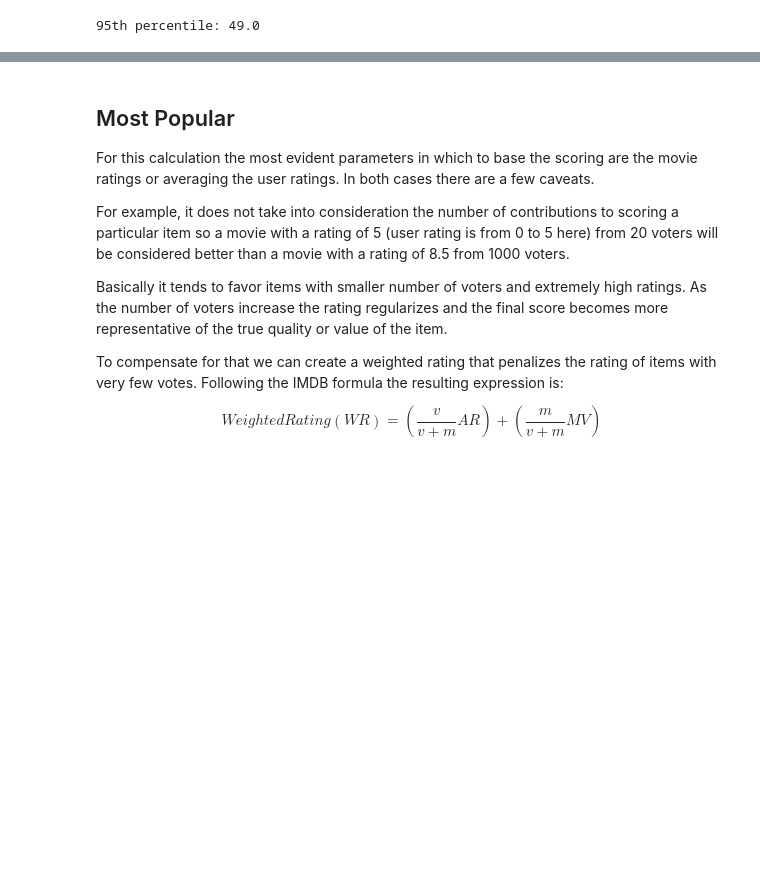
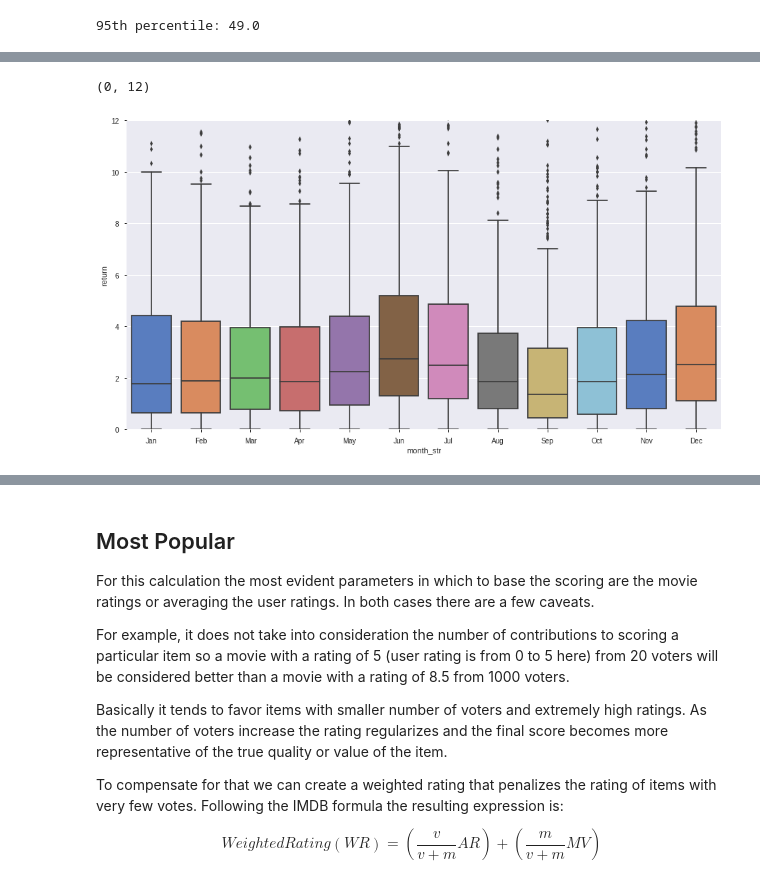
Before and after one commit to jgdelrio/tutorials, a Jupyter notebook: Recommenders/00_Recommenders_Intro.ipynb, the cells around one changed output, grey strips where cells are left out. Cells and saved outputs as stored; diff of their text form; code cells hidden in the pictures; blank space fills up the shorter version.

```diff
--- a/Recommenders/00_Recommenders_Intro.ipynb
+++ b/Recommenders/00_Recommenders_Intro.ipynb
@@ -291,0 +361,8 @@ From the point of view of the movies, we have a few number of movies with more t
+# %%
+fig, ax = plt.subplots(nrows=1, ncols=1,figsize=(15, 8))
+sns.boxplot(x="month_str", y='return', data=metadata[metadata["return"].notnull()],
+            palette="muted", ax =ax, order=month_order)
+ax.set_ylim([0, 12])
+# %% [output]
+(0, 12)
+[figure, added]
```
Also changed, not shown: parts of 21 cells of this notebook.
